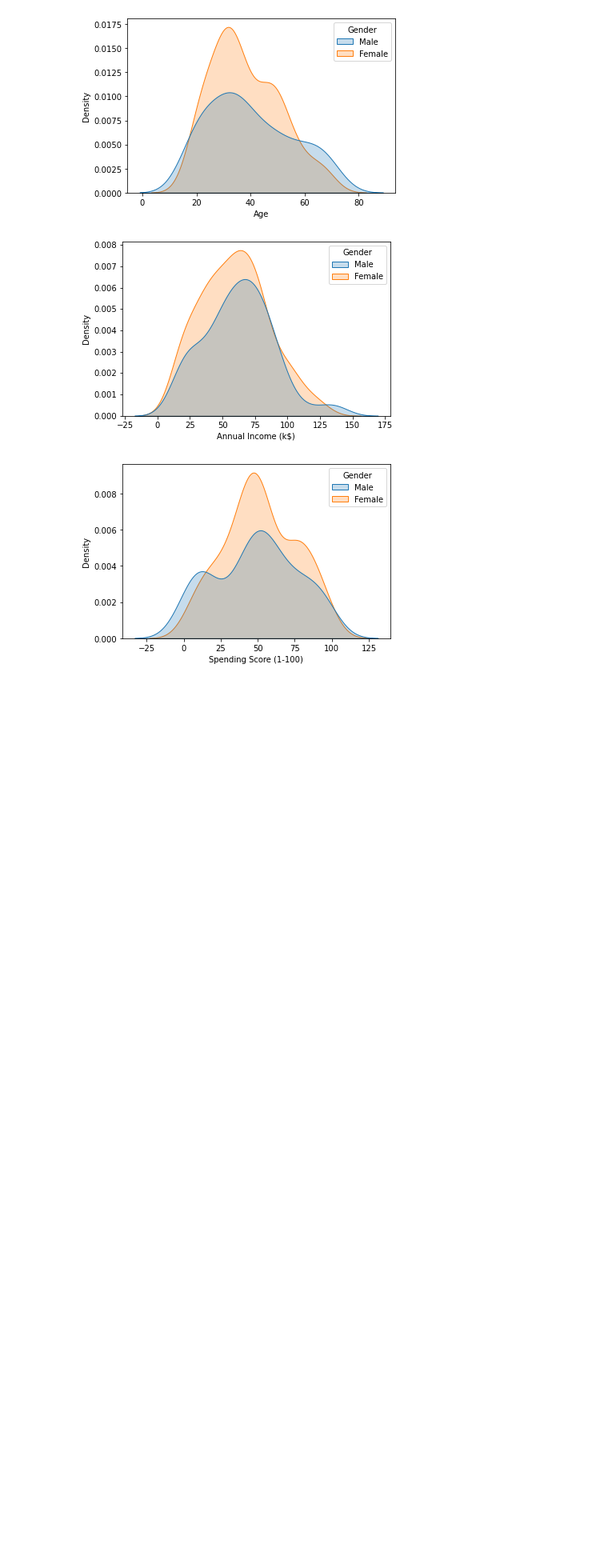
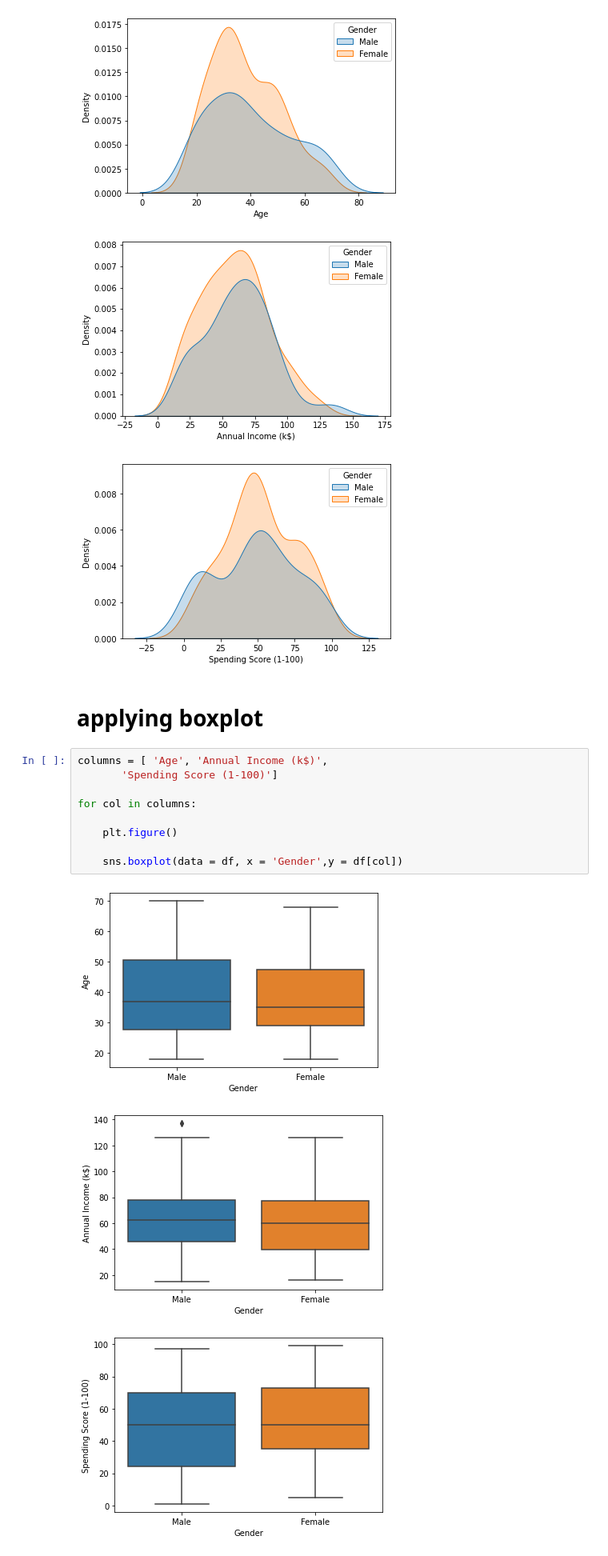
Before and after one commit to drigger091/Customer_segmentation-with-python, a Jupyter notebook: main.ipynb, the cells around one changed output. Shown: that part at 80% size. Drawn from its saved outputs; the diff is of its cells as text; blank space fills up the shorter version.

Commit message:
adding boxplot

```diff
--- a/main.ipynb
+++ b/main.ipynb
@@ -101,3 +101,18 @@ for col in df.columns:
 [figure]
 [figure]
 [figure]
+# %% [markdown]
+# applying boxplot
+# %%
+columns = [ 'Age', 'Annual Income (k$)',
+       'Spending Score (1-100)']
+
+for col in columns:
+
+    plt.figure()
+
+    sns.boxplot(data = df, x = 'Gender',y = df[col])
+# %% [output]
+[figure, added]
+[figure, added]
+[figure, added]
```
